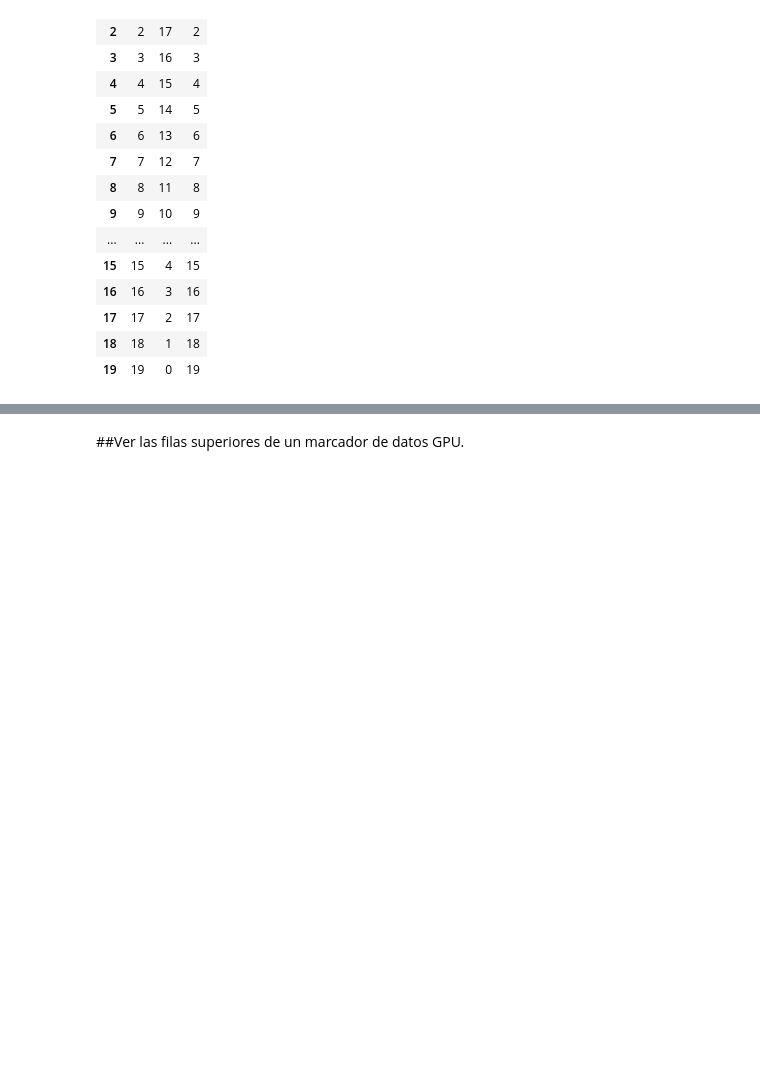
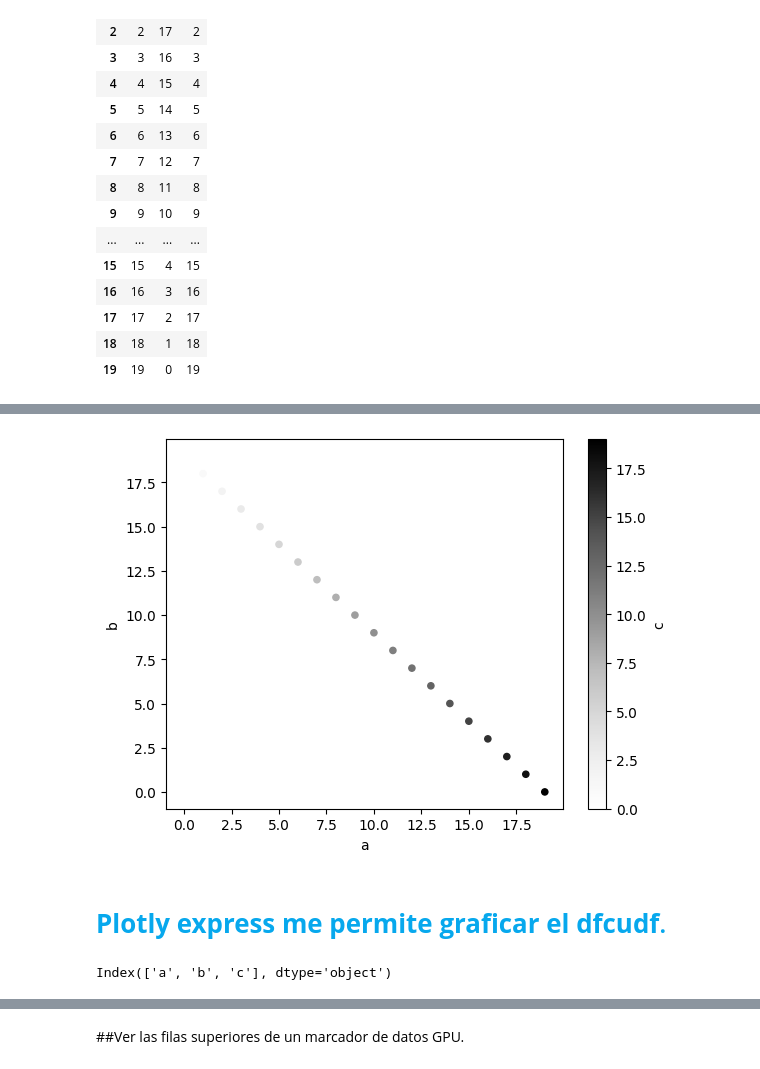
Before and after one commit to Viny2030/colabs, a Jupyter notebook: cudf_colab.ipynb, the cells around one changed output, grey strips where cells are left out. Cells and saved outputs as stored; diff of their text form; code cells hidden in the pictures; blank space fills up the shorter version.

```diff
--- a/cudf_colab.ipynb
+++ b/cudf_colab.ipynb
@@ -303,0 +329,14 @@ dfcudf
+# %%
+import matplotlib.pyplot as plt
+import cudf
+
+
+df_pandas = dfcudf.to_pandas()
+
+# Now you can use the plot method on the pandas DataFrame
+df_pandas.plot.scatter(x='a', y='b', c='c'); # Use 'c' for color based on 'c' column
+plt.show()
+# %% [output]
+[figure, added]
+# %% [markdown]
+# **<font color="#07a8ed">Plotly express me permite graficar el dfcudf**.
@@ -303,0 +345,4 @@ dfcudf
+# %%
+dfcudf.columns
+# %% [output]
+Index(['a', 'b', 'c'], dtype='object')
```
Also changed, not shown: parts of 41 cells of this notebook.
